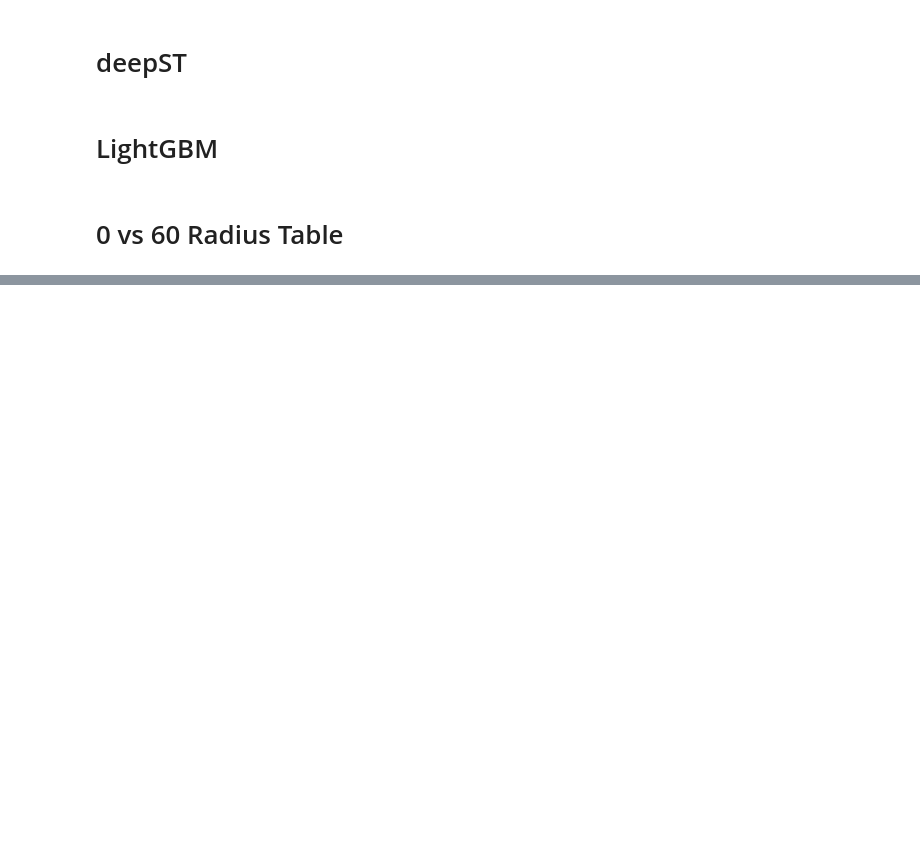
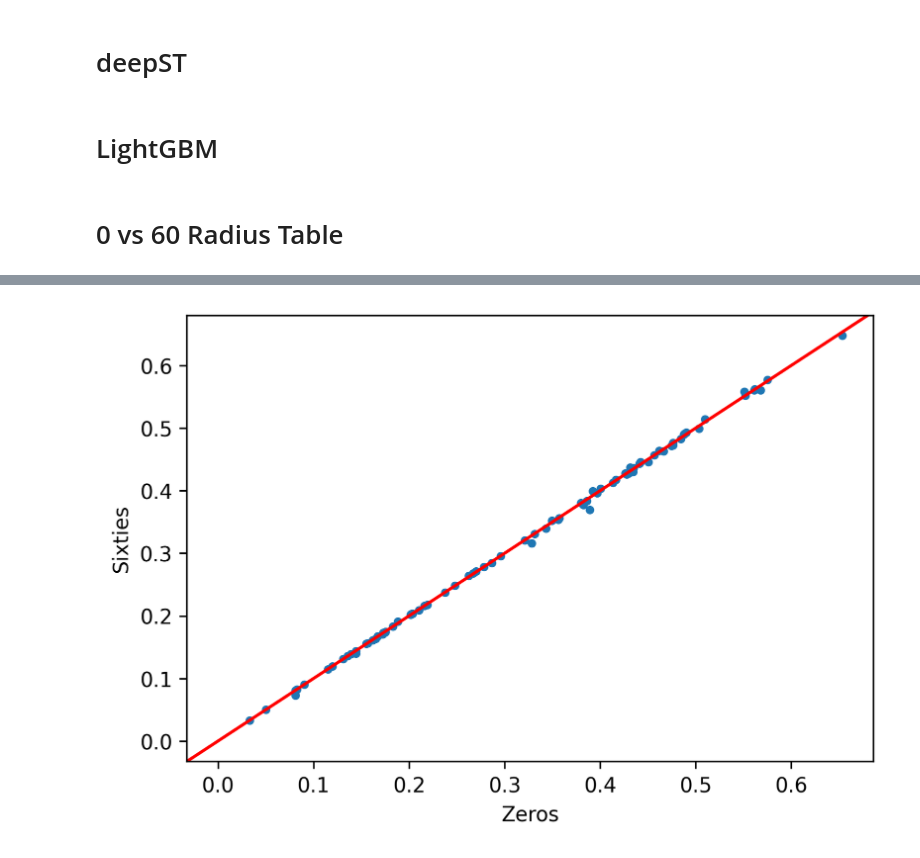
Before and after one commit to prob-ml/spice, a Jupyter notebook: examples/reproduce/Table Results Reproduction.ipynb, the cells around one changed output, grey strips where cells are left out. Cells and saved outputs as stored; diff of their text form; code cells hidden in the pictures; blank space fills up the shorter version.

```diff
--- a/examples/reproduce/Table Results Reproduction.ipynb
+++ b/examples/reproduce/Table Results Reproduction.ipynb
@@ -1914,7 +1914,7 @@ for response_gene in response_genes:
         with initialize(config_path="../../config"):
             overrides_train = {
                 "datasets": "MerfishDataset",
-                "gpus": "[6]",
+                "gpus": "[5]",
                 "radius": radius,
                 "training.logger_name": "zero_vs_sixty",
                 "model.kwargs.response_genes": [response_gene]
@@ -1939,12 +2077,11 @@ test_loss_dict_with_names
 # %%
-zeros_vs_sixties = [(test_loss_dict[(0, response_gene)], test_loss_dict[(60, response_gene)]) for response_gene in response_genes if response_gene <= 119]
+zeros_vs_sixties = [(test_loss_dict[(0, response_gene)], test_loss_dict[(60, response_gene)]) for response_gene in response_genes]
 
 names = [data.columns[response_gene] for response_gene in response_genes]
 
 gene_diff_dict = {}
 
 for response_gene in response_genes:
-    if response_gene <= 119:
-        gene_diff_dict[data.columns[response_gene]] = test_loss_dict[(0, response_gene)] - test_loss_dict[(60, response_gene)]
+    gene_diff_dict[data.columns[response_gene]] = test_loss_dict[(0, response_gene)] - test_loss_dict[(60, response_gene)]
 # %%
 gene_diff_dict
@@ -1955,10 +2110,14 @@ with open('gene_diffs.json', 'w') as fp:
     json.dump(gene_diff_dict, fp)
 # %%
 zeros_vs_sixties = np.array(zeros_vs_sixties)
-plt.scatter(zeros_vs_sixties[:, 0], zeros_vs_sixties[:, 1], marker="x")
+plt.scatter(zeros_vs_sixties[:, 0], zeros_vs_sixties[:, 1], marker="o", s=10)
 plt.axline((0, 0), slope=1, color = "red")
 plt.xlabel("Zeros")
 plt.ylabel("Sixties")
+plt.savefig("0v60.png", dpi=300)
+plt.gcf().set_dpi(300)
+# %% [output]
+[figure, added]
 # %%
 differences = [zeros_vs_sixties[i][0] - zeros_vs_sixties[i][1] for i in range(len(zeros_vs_sixties))]
 _ = plt.hist(differences, bins=100)
```
Also changed, not shown: parts of 11 cells of this notebook, 50 other files.
